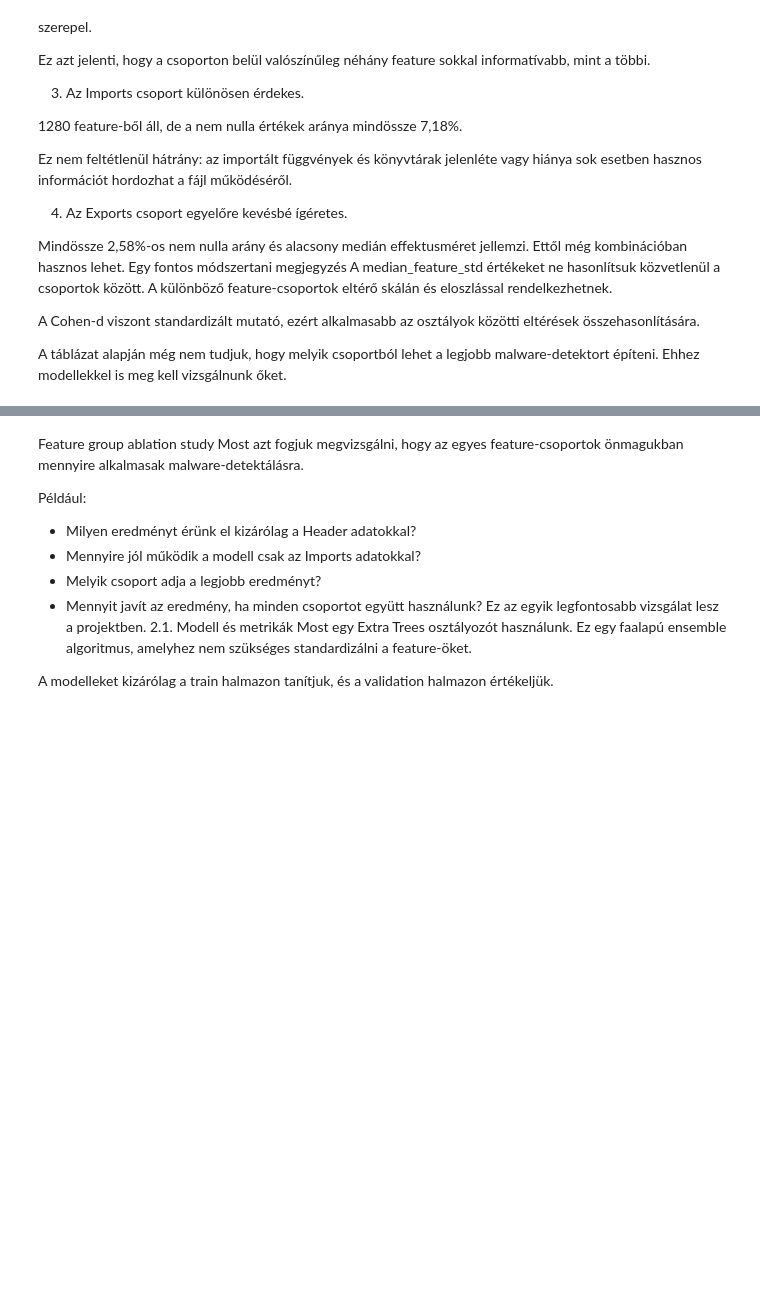
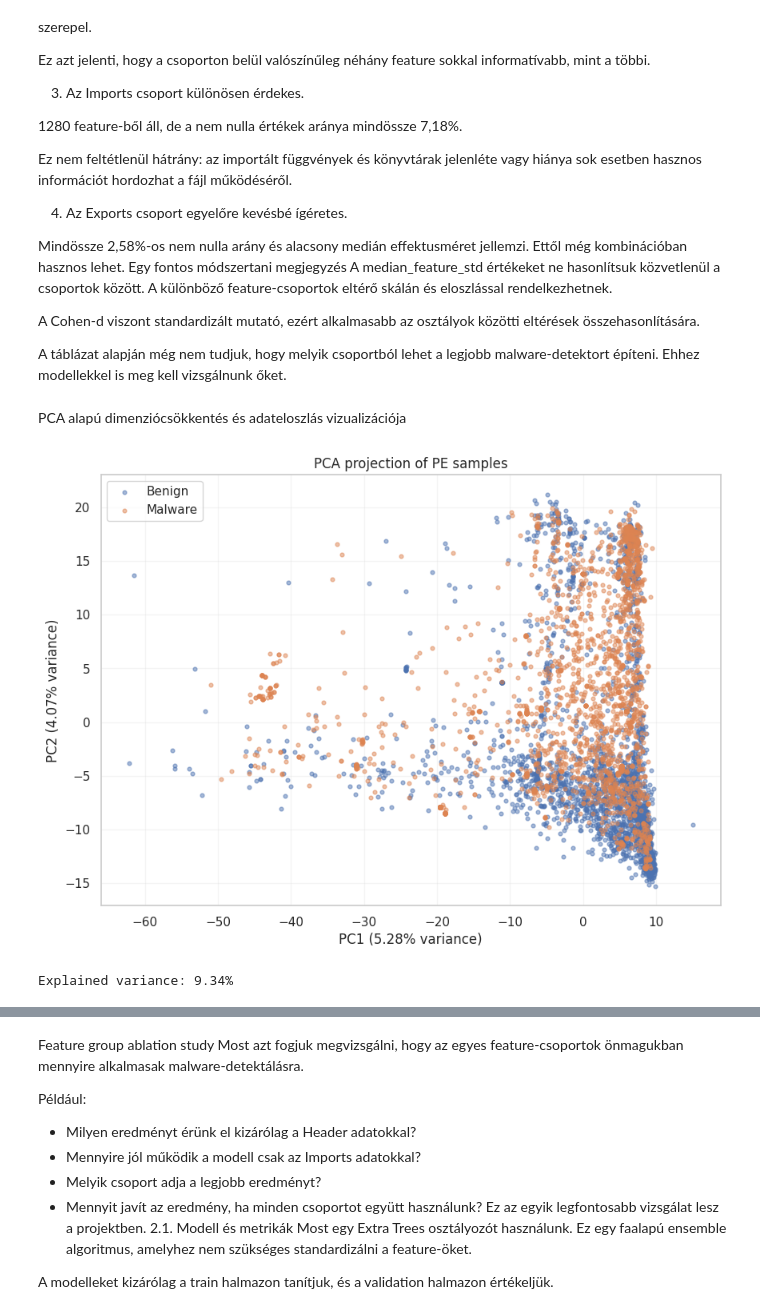
Before and after one commit to RaczNikoletta/Artificial-intelligence, a Jupyter notebook: PE_SupervisedML/beadando_emberdsv2.ipynb, the cells around one changed output, grey strips where cells are left out. Drawn from its saved outputs; the diff is of its cells as text; code cells hidden in the pictures; blank space fills up the shorter version.

```diff
--- a/PE_SupervisedML/beadando_emberdsv2.ipynb
+++ b/PE_SupervisedML/beadando_emberdsv2.ipynb
@@ -954,3 +954,67 @@ A median_feature_std értékeket ne hasonlítsuk közvetlenül a csoportok köz
 A Cohen-d viszont standardizált mutató, ezért alkalmasabb az osztályok közötti eltérések összehasonlítására.
 
 A táblázat alapján még nem tudjuk, hogy melyik csoportból lehet a legjobb malware-detektort építeni. Ehhez modellekkel is meg kell vizsgálnunk őket.
+# %% [markdown]
+PCA alapú dimenziócsökkentés és adateloszlás vizualizációja
+# %%
+from sklearn.preprocessing import StandardScaler
+from sklearn.decomposition import PCA
+import matplotlib.pyplot as plt
+import numpy as np
+
+# Mintavételezés a tanítóadatokból
+rng = np.random.default_rng(RANDOM_STATE)
+
+pca_sample_size = min(5000, len(y_train))
+pca_indices = rng.choice(
+    len(y_train),
+    size=pca_sample_size,
+    replace=False
+)
+
+X_pca_sample = X_train[pca_indices]
+y_pca_sample = y_train[pca_indices]
+
+# Standardizálás
+scaler_pca = StandardScaler()
+X_scaled = scaler_pca.fit_transform(X_pca_sample)
+
+# PCA 2 komponensre
+pca = PCA(n_components=2, random_state=RANDOM_STATE)
+X_pca = pca.fit_transform(X_scaled)
+
+# Varianciahányad
+explained_variance = pca.explained_variance_ratio_
+
+# Ábrázolás
+plt.figure(figsize=(10, 7))
+
+for label, name in [(0, "Benign"), (1, "Malware")]:
+    mask = y_pca_sample == label
+
+    plt.scatter(
+        X_pca[mask, 0],
+        X_pca[mask, 1],
+        label=name,
+        alpha=0.5,
+        s=12
+    )
+
+plt.xlabel(
+    f"PC1 ({explained_variance[0]*100:.2f}% variance)"
+)
+plt.ylabel(
+    f"PC2 ({explained_variance[1]*100:.2f}% variance)"
+)
+plt.title("PCA projection of PE samples")
+plt.legend()
+plt.grid(alpha=0.2)
+plt.show()
+
+print(
+    f"Explained variance: "
+    f"{explained_variance.sum()*100:.2f}%"
+)
+# %% [output]
+[figure, added]
+Explained variance: 9.34%
```
Also changed, not shown: parts of 13 cells of this notebook.
